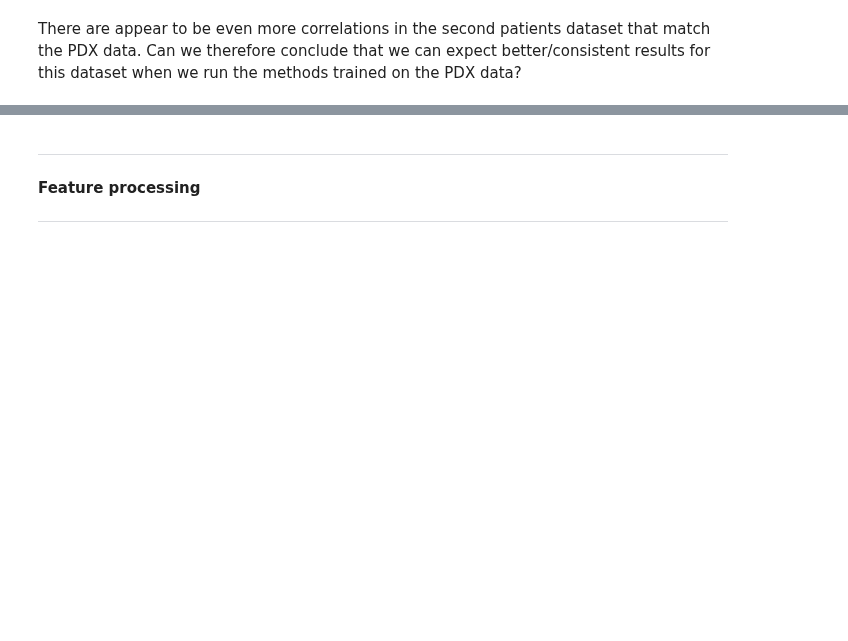
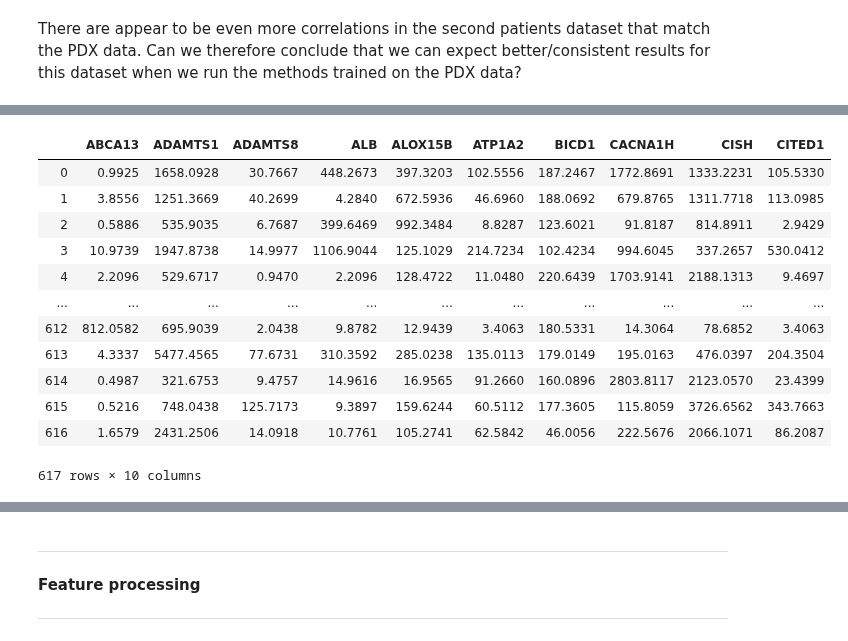
Before and after one commit to valentinoli/pdx, a Jupyter notebook: scripts/dataExploration.ipynb, the cells around one changed output, grey strips where cells are left out. Drawn from its saved outputs; the diff is of its cells as text; code cells hidden in the pictures; blank space fills up the shorter version.

```diff
--- a/scripts/dataExploration.ipynb
+++ b/scripts/dataExploration.ipynb
@@ -220,0 +229,16 @@ dtype: float64
+# %%
+patients.iloc[:, 0:10]
+# %% [output]
+|  | ABCA13 | ADAMTS1 | ADAMTS8 | ALB | ALOX15B | ATP1A2 | BICD1 | CACNA1H | CISH | CITED1 |
+| 0 | 0.9925 | 1658.0928 | 30.7667 | 448.2673 | 397.3203 | 102.5556 | 187.2467 | 1772.8691 | 1333.2231 | 105.5330 |
+| 1 | 3.8556 | 1251.3669 | 40.2699 | 4.2840 | 672.5936 | 46.6960 | 188.0692 | 679.8765 | 1311.7718 | 113.0985 |
+| 2 | 0.5886 | 535.9035 | 6.7687 | 399.6469 | 992.3484 | 8.8287 | 123.6021 | 91.8187 | 814.8911 | 2.9429 |
+| 3 | 10.9739 | 1947.8738 | 14.9977 | 1106.9044 | 125.1029 | 214.7234 | 102.4234 | 994.6045 | 337.2657 | 530.0412 |
+| 4 | 2.2096 | 529.6717 | 0.9470 | 2.2096 | 128.4722 | 11.0480 | 220.6439 | 1703.9141 | 2188.1313 | 9.4697 |
+| ... | ... | ... | ... | ... | ... | ... | ... | ... | ... | ... |
+| 612 | 812.0582 | 695.9039 | 2.0438 | 9.8782 | 12.9439 | 3.4063 | 180.5331 | 14.3064 | 78.6852 | 3.4063 |
+| 613 | 4.3337 | 5477.4565 | 77.6731 | 310.3592 | 285.0238 | 135.0113 | 179.0149 | 195.0163 | 476.0397 | 204.3504 |
+| 614 | 0.4987 | 321.6753 | 9.4757 | 14.9616 | 16.9565 | 91.2660 | 160.0896 | 2803.8117 | 2123.0570 | 23.4399 |
+| 615 | 0.5216 | 748.0438 | 125.7173 | 9.3897 | 159.6244 | 60.5112 | 177.3605 | 115.8059 | 3726.6562 | 343.7663 |
+| 616 | 1.6579 | 2431.2506 | 14.0918 | 10.7761 | 105.2741 | 62.5842 | 46.0056 | 222.5676 | 2066.1071 | 86.2087 |
+617 rows × 10 columns
```
Also changed, not shown: parts of 44 cells of this notebook, 4 other files.
